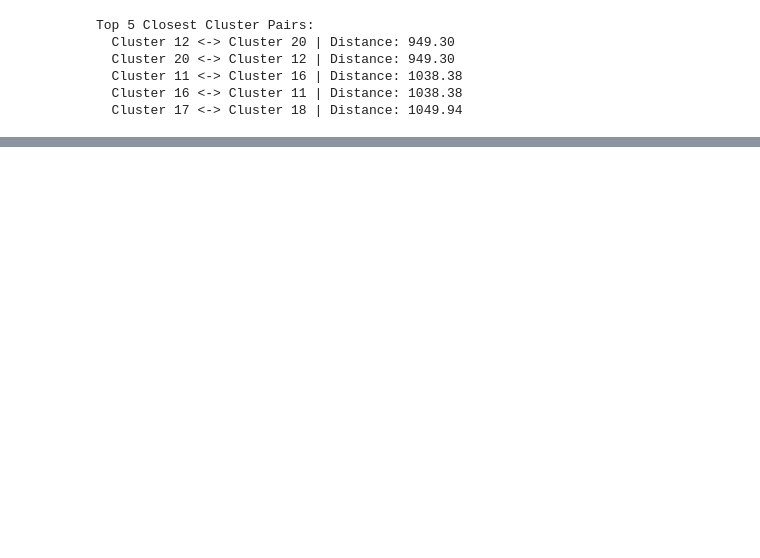
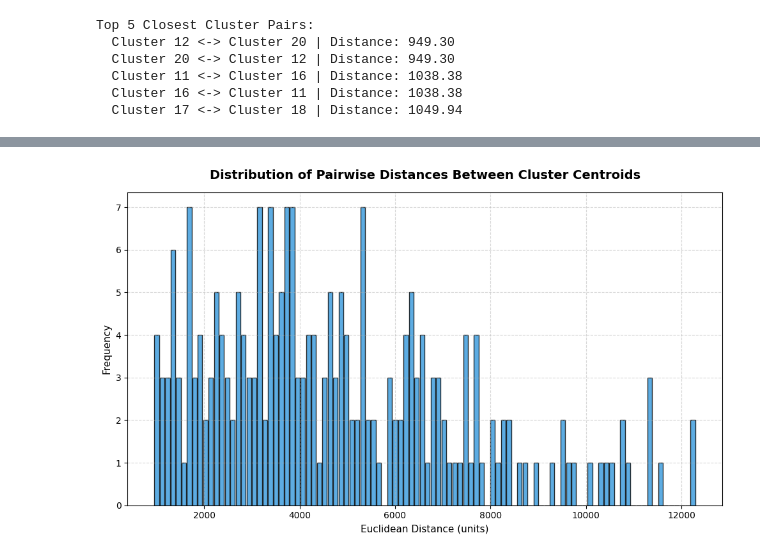
Before and after one commit to alioutas/euclidean_distance, a Jupyter notebook: euclidean_distance.ipynb, the cells around one changed output, grey strips where cells are left out. Drawn from its saved outputs; the diff is of its cells as text; code cells hidden in the pictures; blank space fills up the shorter version.

Commit message:
create a histogram of distances

```diff
--- a/euclidean_distance.ipynb
+++ b/euclidean_distance.ipynb
@@ -311,0 +315,19 @@ Top 5 Closest Cluster Pairs:
+# %%
+# Extract unique pairwise distances (upper triangle indices with k=1 to exclude the diagonal)
+n = distance_matrix.shape[0]
+upper_tri_indices = np.triu_indices(n, k=1)
+unique_distances = distance_matrix[upper_tri_indices]
+
+# Plot the distribution of unique pairwise distances
+plt.figure(figsize=(10, 6), dpi=100)
+plt.hist(unique_distances, bins=100, color='#3498db', edgecolor='black', alpha=0.8, rwidth=0.85)
+
+plt.title("Distribution of Pairwise Distances Between Cluster Centroids", fontsize=14, fontweight='bold', pad=15)
+plt.xlabel("Euclidean Distance (units)", fontsize=11)
+plt.ylabel("Frequency", fontsize=11)
+plt.grid(True, linestyle='--', alpha=0.5)
+
+plt.tight_layout()
+plt.show()
+# %% [output]
+[figure, added]
```
Also changed, not shown: parts of 2 cells of this notebook, 5 other files.
